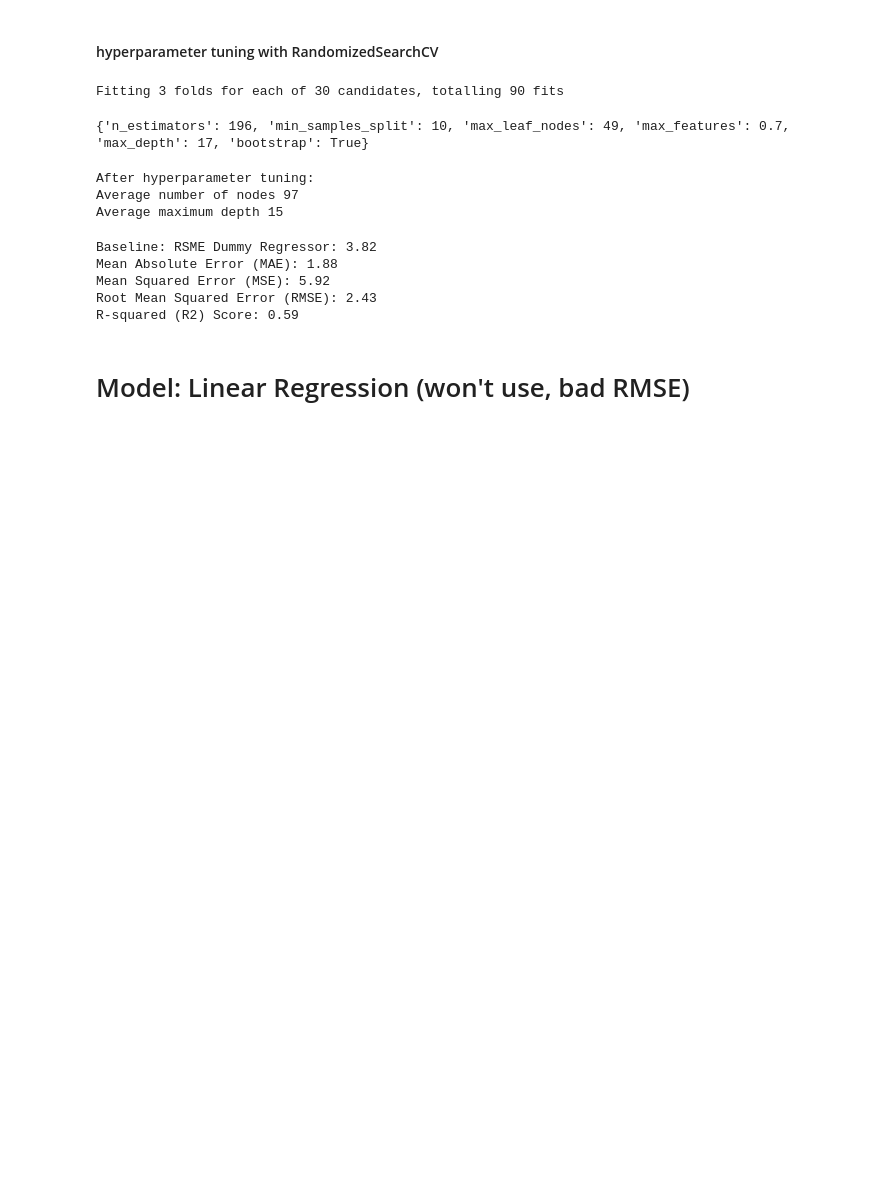
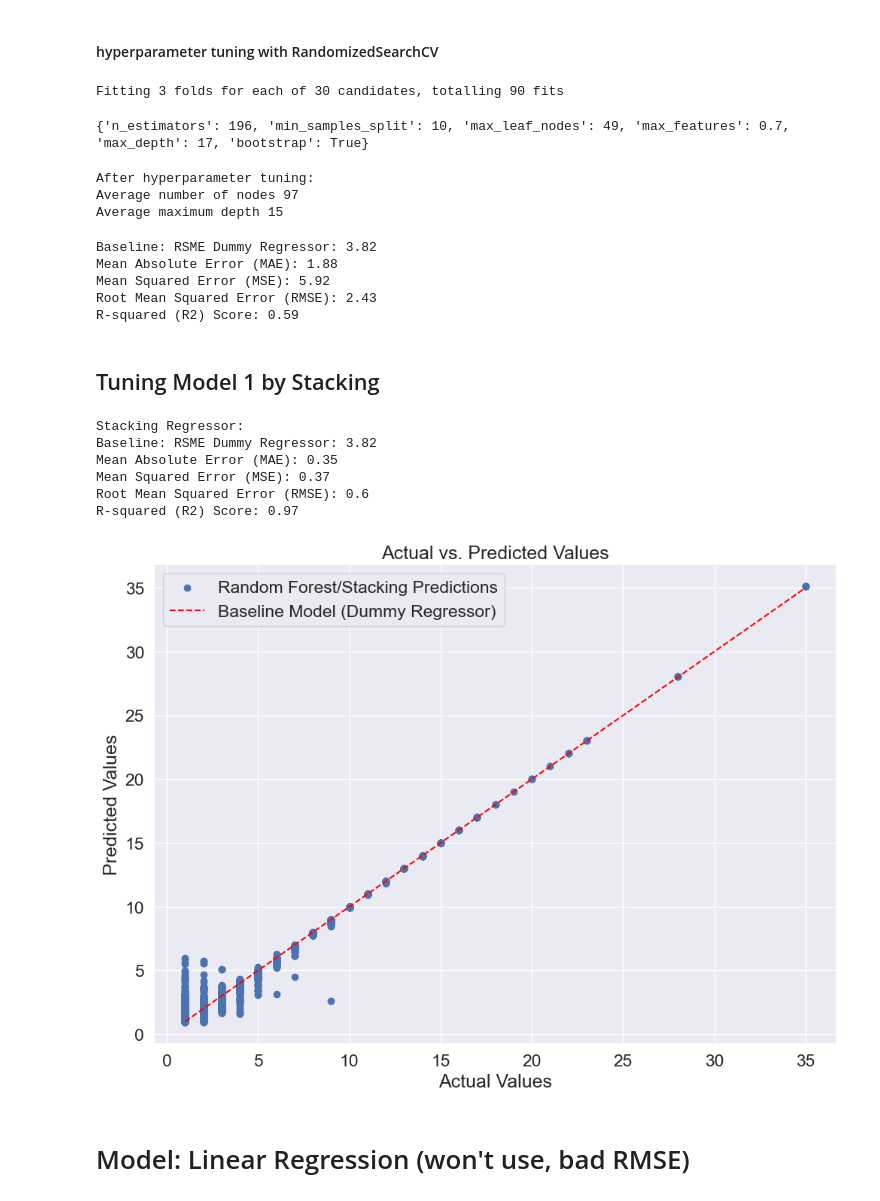
Before and after one commit to eigenaarti2/Ninja-Turtles, a Jupyter notebook: Baseline_new_start_drop_numerical.ipynb, the cells around one changed output. Drawn from its saved outputs; the diff is of its cells as text; code cells hidden in the pictures; blank space fills up the shorter version.

```diff
--- a/Baseline_new_start_drop_numerical.ipynb
+++ b/Baseline_new_start_drop_numerical.ipynb
@@ -724,6 +726,8 @@ Mean Absolute Error (MAE): 1.88
 Mean Squared Error (MSE): 5.92
 Root Mean Squared Error (RMSE): 2.43
 R-squared (R2) Score: 0.59
+# %% [markdown]
+## Tuning Model 1 by Stacking
 # %%
 # Import necessary libraries
 from sklearn.ensemble import StackingRegressor
@@ -732,10 +736,9 @@ from sklearn.preprocessing import StandardScaler
 # Step 2: Stacking using StackingRegressor
 # Define base models (you can add more if needed)
 base_models = [
-    ('RandomForest1', RandomForestRegressor(random_state=42)),
-    ('RandomForest2', RandomForestRegressor(random_state=123)),
-    ('RandomForest3', RandomForestRegressor(random_state=456)),
-    ('RandomForest4', RandomForestRegressor(random_state=789)),
+    ('RandomForest1', RandomForestRegressor(random_state=42, n_jobs=-1)),
+    ('RandomForest2', RandomForestRegressor(random_state=123, n_jobs=-1)),
+    ('RandomForest3', RandomForestRegressor(random_state=456, n_jobs=-1)),
     # Add more base models here
 ]
 
@@ -755,6 +758,33 @@ y_pred_stacking = stacking_regressor.predict(x_test_trans)
 stacking_rmse = np.sqrt(mean_squared_error(y_test, y_pred_stacking))
 print("\nStacking Regressor:")
 print_metrics(y_test, y_pred_stacking)
+# %% [output]
+Stacking Regressor:
+Baseline: RSME Dummy Regressor: 3.82
+Mean Absolute Error (MAE): 0.35
+Mean Squared Error (MSE): 0.37
+Root Mean Squared Error (RMSE): 0.6
+R-squared (R2) Score: 0.97
+# %%
+# Plot the baseline model line and actual vs. predicted values
+
+# Calculate the range of values for the baseline model
+y_min = min(min(y_test), min(y_pred_dr))
+y_max = max(max(y_test), max(y_pred_dr))
+
+# Create a sequence of values for the baseline model line
+baseline_line = np.linspace(y_min, y_max, 100)
+
+# Create a scatter plot of actual vs. predicted values
+plt.scatter(y_test, y_pred_stacking, label='Random Forest/Stacking Predictions')
+plt.plot(baseline_line, baseline_line, color='red', linestyle='--', label='Baseline Model (Dummy Regressor)')
+plt.xlabel("Actual Values")
+plt.ylabel("Predicted Values")
+plt.title("Actual vs. Predicted Values")
+plt.legend()
+plt.show()
+# %% [output]
+[figure, added]
 # %% [markdown]
 # Model: Linear Regression (won't use, bad RMSE)
 # %%
```
Also changed, not shown: parts of 34 cells of this notebook, 13 other files.
